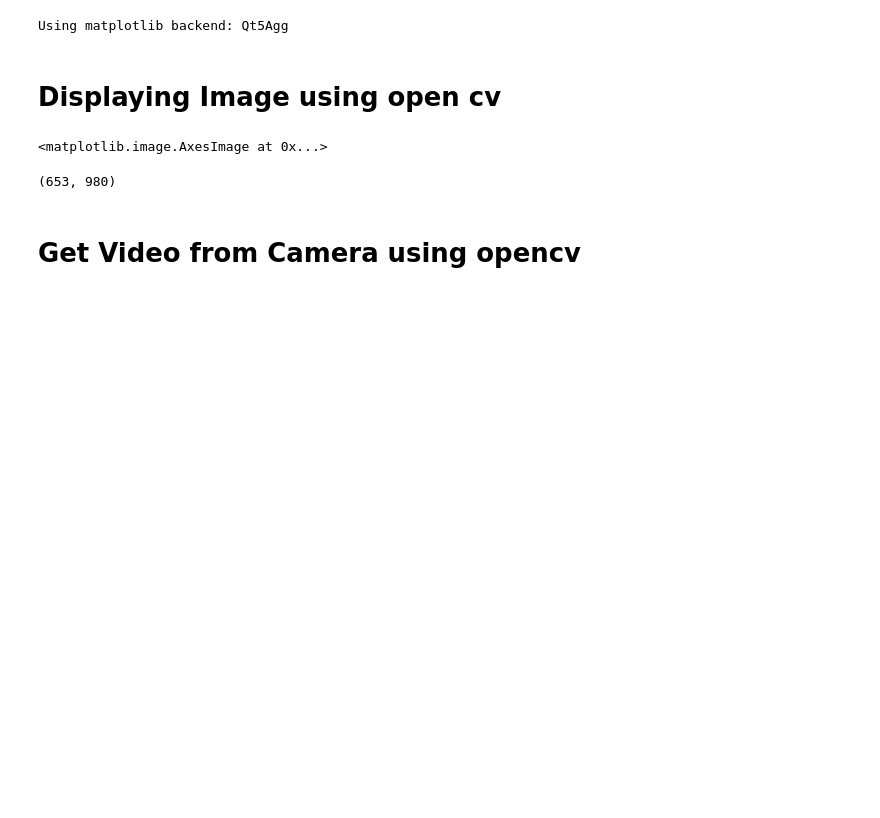
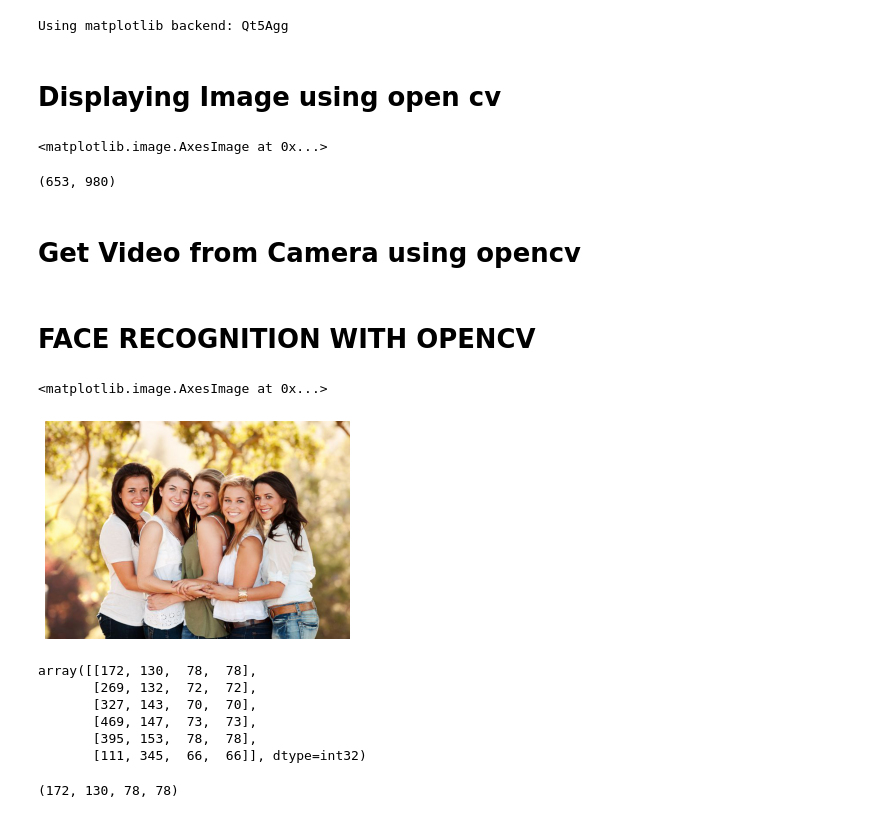
Before and after one commit to Nishimirwe/python_for_dataScience_one, a Jupyter notebook: OpencCV Library/Open CV Learnings.ipynb, the cells around one changed output. Cells and saved outputs as stored; diff of their text form; code cells hidden in the pictures; blank space fills up the shorter version.

Commit message:
Faces recognition is added

```diff
--- a/OpencCV Library/Open CV Learnings.ipynb
+++ b/OpencCV Library/Open CV Learnings.ipynb
@@ -117,3 +117,5 @@ while True:
 
 camera.release()
 cv2.destroyAllWindows()
+# %% [markdown]
+# FACE RECOGNITION WITH OPENCV
@@ -119,0 +125,7 @@ cv2.destroyAllWindows()
+# %%
+img=plt.imread('./images/group.jpg')
+plt.axis('off')
+plt.imshow(img)
+# %% [output]
+<matplotlib.image.AxesImage at 0x...>
+[figure, added]
@@ -119,0 +134,10 @@ cv2.destroyAllWindows()
+# %%
+all_faces = detector.detectMultiScale(img)
+all_faces
+# %% [output]
+array([[172, 130,  78,  78],
+       [269, 132,  72,  72],
+       [327, 143,  70,  70],
+       [469, 147,  73,  73],
+       [395, 153,  78,  78],
+       [111, 345,  66,  66]], dtype=int32)
@@ -119,0 +146,4 @@ cv2.destroyAllWindows()
+# %%
+x,y,w,h
+# %% [output]
+(172, 130, 78, 78)
```
Also changed, not shown: parts of 9 cells of this notebook, 2 other files.
